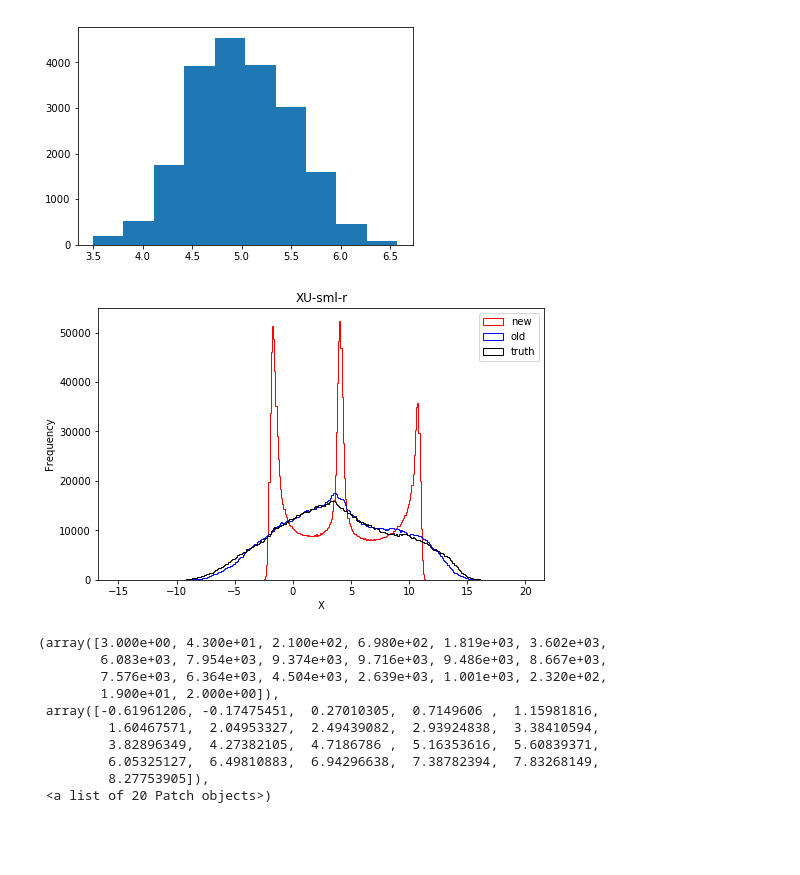
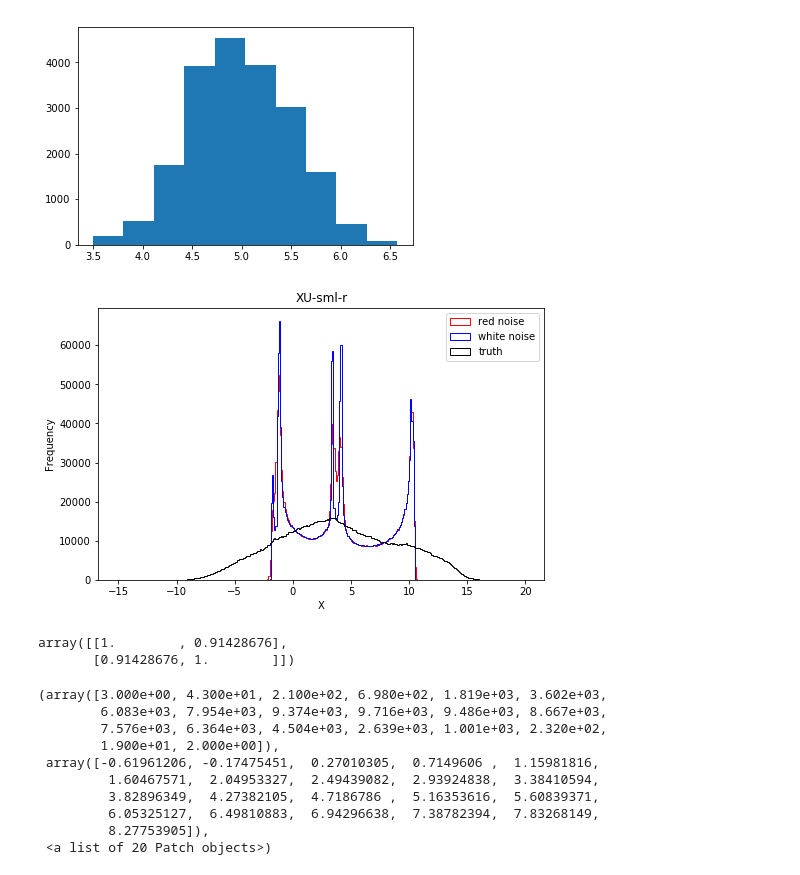
Before and after one commit to djgagne/lorenz_gan, a Jupyter notebook: notebooks/wavelets.ipynb, the cells around one changed output. Cells and saved outputs as stored; diff of their text form; code cells hidden in the pictures; blank space fills up the shorter version.

```diff
--- a/notebooks/wavelets.ipynb
+++ b/notebooks/wavelets.ipynb
@@ -19,12 +21,15 @@ from sklearn.preprocessing import StandardScaler
 # %%
-gan_index = [100, 101, 102, 202, 203, 500, 501, 502, 503, 602, 603]
+gan_index = [100, 101, 102, 103, 202, 203, 700, 701, 702, 703, 801, 802, 803]
+#gan_index = [700, 701, 702, 703, 801, 802, 803]
 gan_ds = {}
-gan_ds_1 = {}
+gan_ds_w = {}
 for gi in gan_index:
     new_ds_fname = f"/glade/work/dgagne/exp_20_stoch/v1.5/gan_{gi}_climate/02000000/lorenz_forecast_02000000_00.nc"
     if exists(new_ds_fname):
         gan_ds[gi] = xr.open_dataset(new_ds_fname)
-    gan_ds_1[gi] = xr.open_dataset(f"/glade/work/dgagne/exp_20_stoch/gan_{gi}_climate/02000000/lorenz_forecast_02000000_00.nc")
+    white_ds_fname = f"/glade/work/dgagne/exp_20_stoch/v1.5/gan_{gi}_climate_white/02000000/lorenz_forecast_02000000_00.nc"
+    if exists(white_ds_fname):
+        gan_ds_w[gi] = xr.open_dataset(white_ds_fname)
 # %%
 with open("/glade/work/dgagne/exp_20_stoch/offline/ar1/ar1_random_updater_0502.pkl", "rb") as ar1_file:
     ar1 = pickle.load(ar1_file)
@@ -174,16 +203,21 @@ truth_train = pd.read_csv("/glade/work/dgagne/exp_20_stoch/lorenz_combined_outpu
 # %%
 plt.figure(figsize=(8, 5))
 bins = np.arange(-15, 20, 0.1)
-_ = plt.hist(gan_ds[503]["x"][:, 1], bins=bins, histtype="step", color='red', label="new")
-_ = plt.hist(gan_ds_1[503]["x"][:, 1], bins=bins, histtype="step", color='blue', label="old")
+_ = plt.hist(gan_ds[703]["x"][:, 1], bins=bins, histtype="step", color='red', label="red noise")
+_ = plt.hist(gan_ds_w[703]["x"][:, 1], bins=bins, histtype="step", color='blue', label="white noise")
 _ = plt.hist(truth["lorenz_x"][l_start:l_end, 0], bins=bins, histtype="step", color='k', label="truth")
 plt.legend()
 plt.xlabel("X")
 plt.ylabel("Frequency")
 plt.title("XU-sml-r")
 plt.savefig("gan_clim_502_old_new.png", dpi=200, bbox_inches="tight")
 # %% [output]
-[figure, old version]
+[figure, new version]
+# %%
+np.corrcoef(gan_ds[701].u_res[1:, 0], gan_ds[701].u_res[:-1, 0])
+# %% [output]
+array([[1.        , 0.91428676],
+       [0.91428676, 1.        ]])
 # %%
 train_u = np.zeros((truth_train.shape[0] // 8, 8))
 for i in range(8):
```
Also changed, not shown: parts of 28 cells of this notebook, 3 other files.
